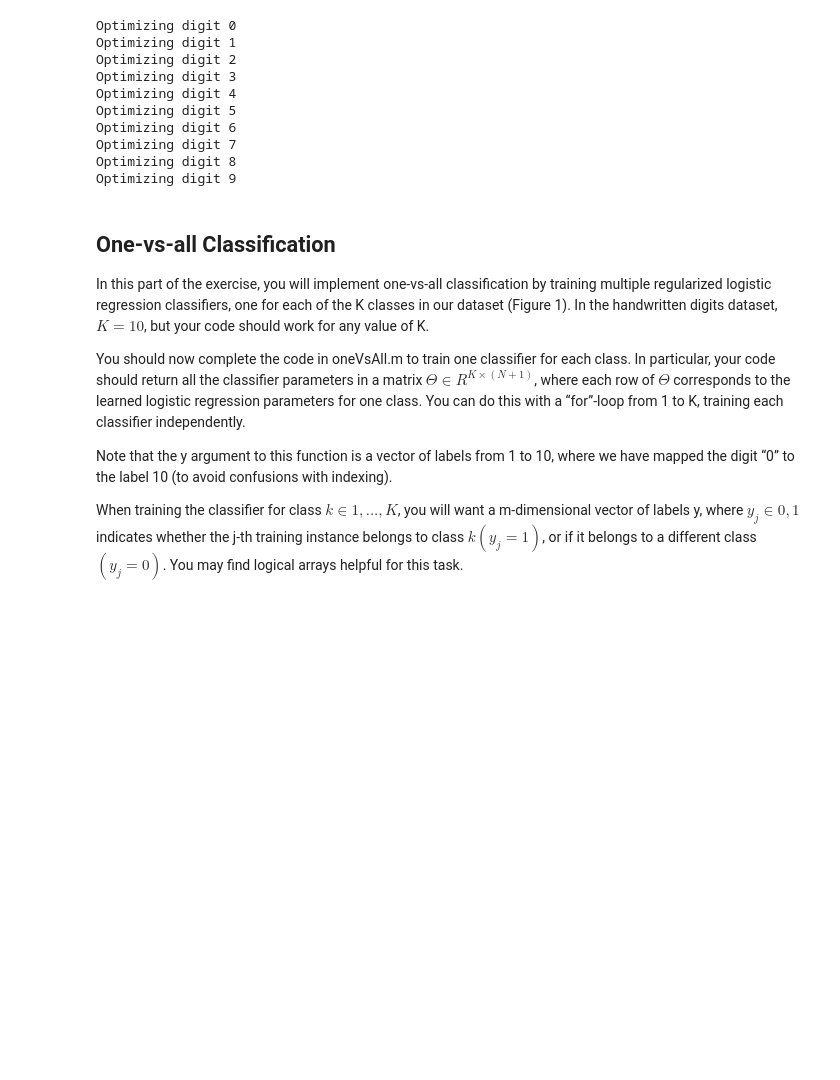
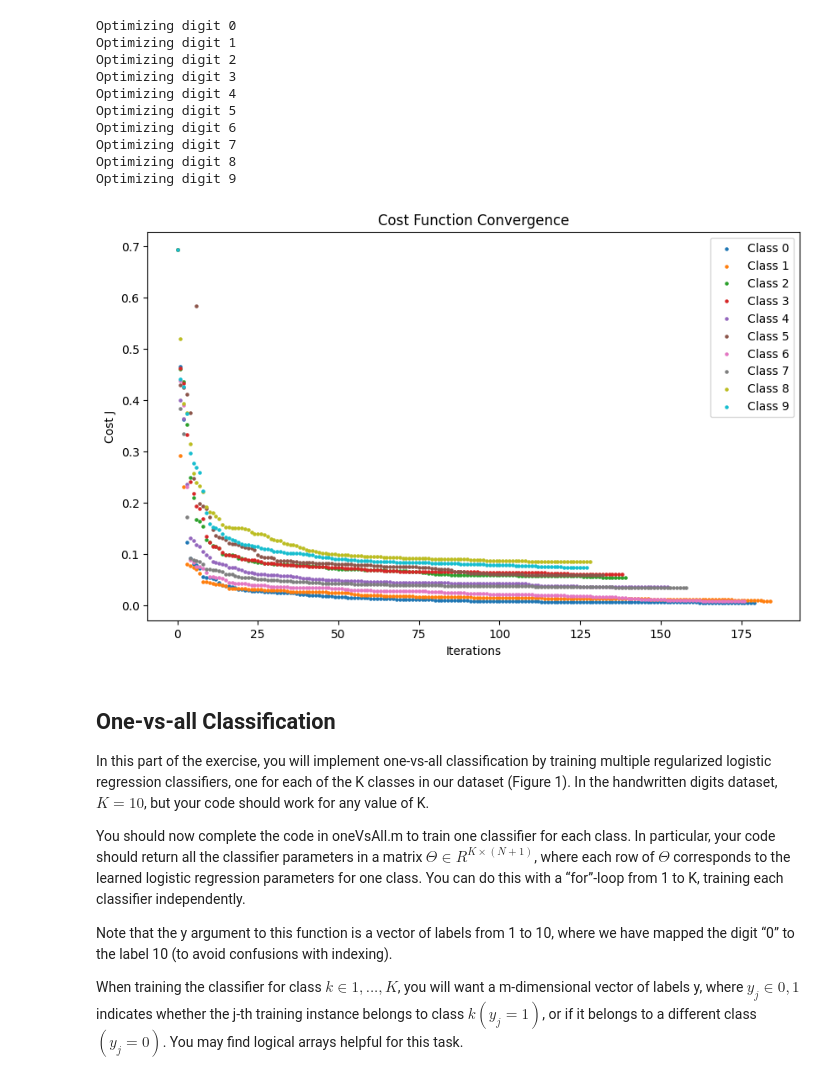
Before and after one commit to djeada/Stanford-Machine-Learning, a Jupyter notebook: src/exercise_3/src/main.ipynb, the cells around one changed output. Drawn from its saved outputs; the diff is of its cells as text; code cells hidden in the pictures; blank space fills up the shorter version.

```diff
--- a/src/exercise_3/src/main.ipynb
+++ b/src/exercise_3/src/main.ipynb
@@ -161,7 +161,9 @@ Optimizing digit 7
 Optimizing digit 8
 Optimizing digit 9
 # %%
-plots.plot_cost_function(np.array(model.cost_history))
+plots.plot_cost_function(model.cost_history)
+# %% [output]
+[figure, added]
 # %% [markdown]
 ## One-vs-all Classification
 In this part of the exercise, you will implement one-vs-all classification by training multiple regularized logistic regression classifiers, one for each of the K classes in our dataset (Figure 1). In the handwritten digits dataset, $K = 10$, but your code should work for any value of K.
```
Also changed, not shown: parts of 1 cell of this notebook.
